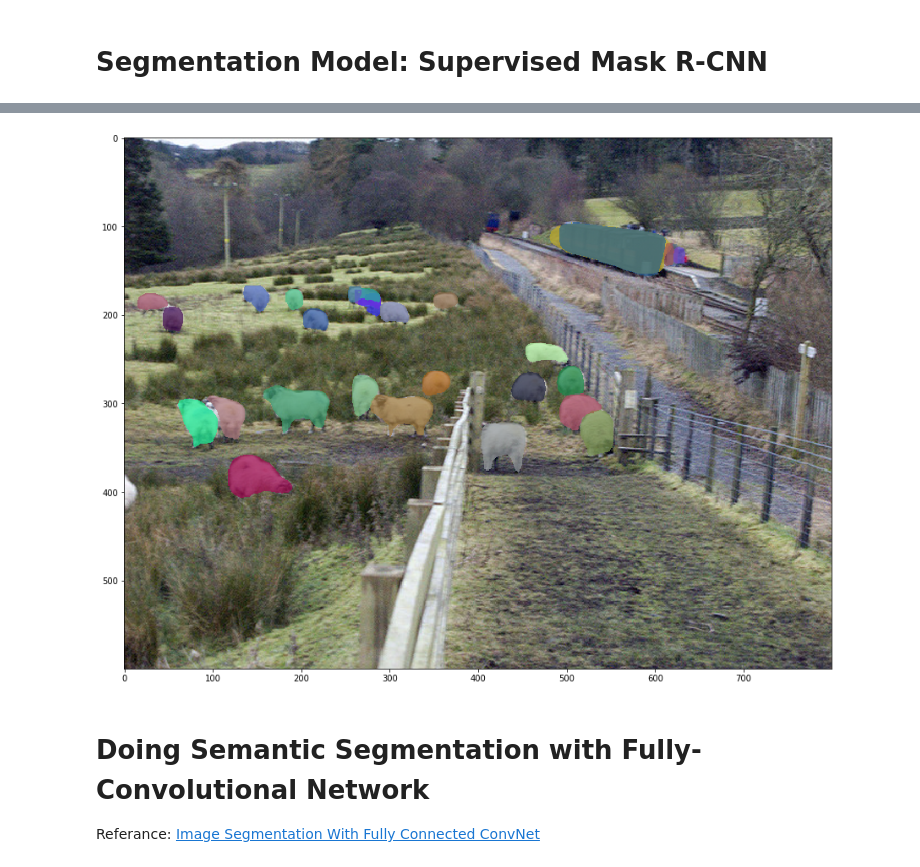
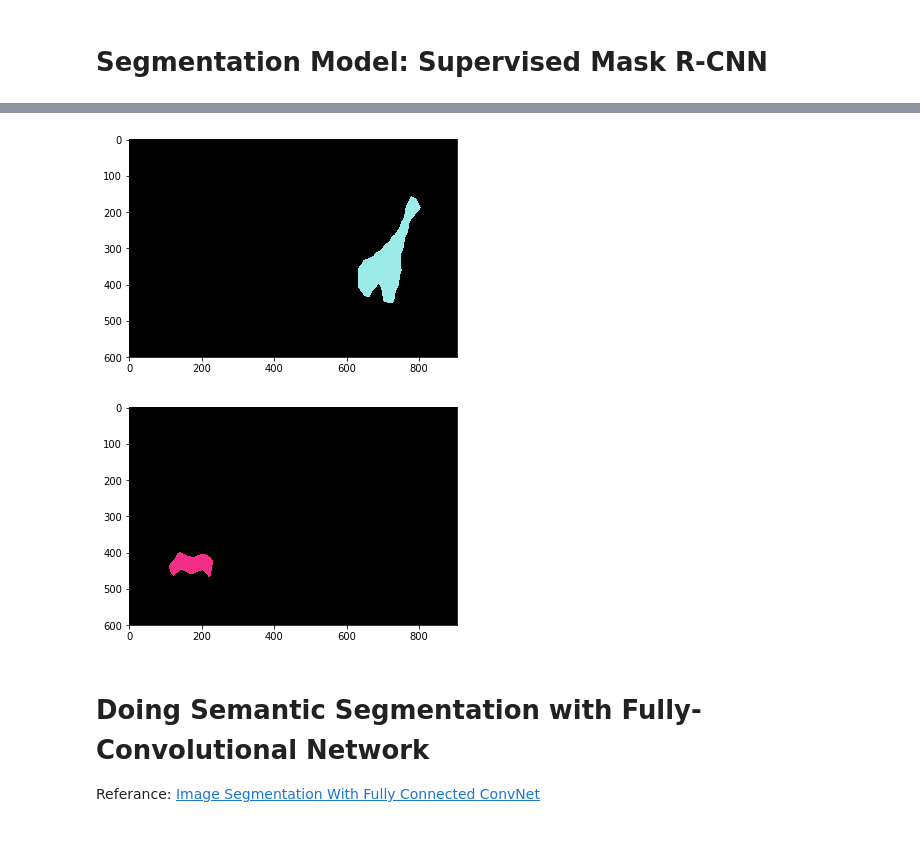
Before and after one commit to GioLomia/Mask_RCNN, a Jupyter notebook: My_Project/Image_Object_Transfer.ipynb, the cells around one changed output, grey strips where cells are left out. Saved outputs shown, nothing was run; the diff lists cells and outputs as text; code cells hidden in the pictures; blank space fills up the shorter version.

```diff
--- a/My_Project/Image_Object_Transfer.ipynb
+++ b/My_Project/Image_Object_Transfer.ipynb
@@ -78,15 +114,34 @@ plt.show()
-# %%
-im_dir_path="/content/drive/My Drive/Colab Notebooks/Image_Object_Transfer/images/"
-im_name="3132016470_c27baa00e8_z.jpg"
-
-full_im_path=im_dir_path+im_name
-seg=Segmentor()
-
-x,im=seg.read_im(full_im_path)
-seg.segment(x,im)
-masked_im=seg.plot_im_with_mask()
-# %% [output]
-[figure, removed]
+# %%
+def mask_seperate(out_mask):
+    """
+    Mask seperator. That splits all the masks and transforms tham into actuall images.
+    """
+    height,width=len(out_mask[0]),len(out_mask[0][0])
+    matrix = np.zeros((height,width,3))
+
+    mask_arr=[]
+    background=[0,0,0]
+    color=list(np.random.choice(range(256), size=3))
+
+    for mask in range(len(out_mask)):
+        for i in range(len(matrix)):
+            for j in range(len(matrix[i])):
+                if out_mask[mask][i][j]==0:
+                    matrix[i][j]=[0,0,0]
+                else:
+                    matrix[i][j]=color
+        color=list(np.random.choice(range(256), size=3))
+        mask_arr.append(matrix)
+        matrix = np.zeros((height,width,3))
+    return mask_arr
+# %%
+masks=mask_seperate(seg.mask)
+for i in masks:
+    plt.imshow((i* 255).astype(np.uint8))
+    plt.show()
+# %% [output]
+[figure, added]
+[figure, added]
 # %% [markdown]
 # Doing Semantic Segmentation with Fully-Convolutional Network
 Referance: [Image Segmentation With Fully Connected ConvNet](https://medium.com/nanonets/how-to-do-image-segmentation-using-deep-learning-c673cc5862ef)
```
Also changed, not shown: parts of 6 cells of this notebook.
